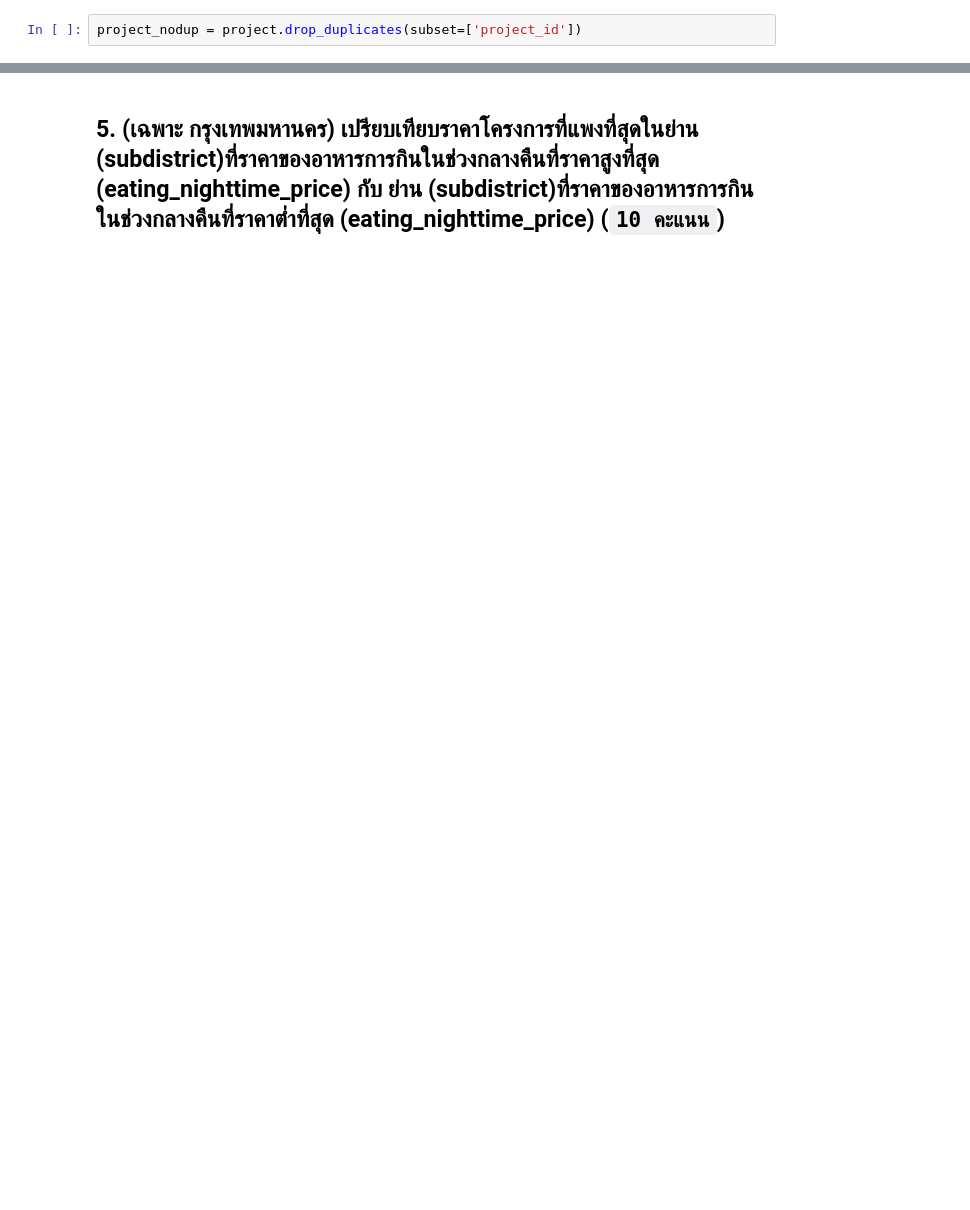
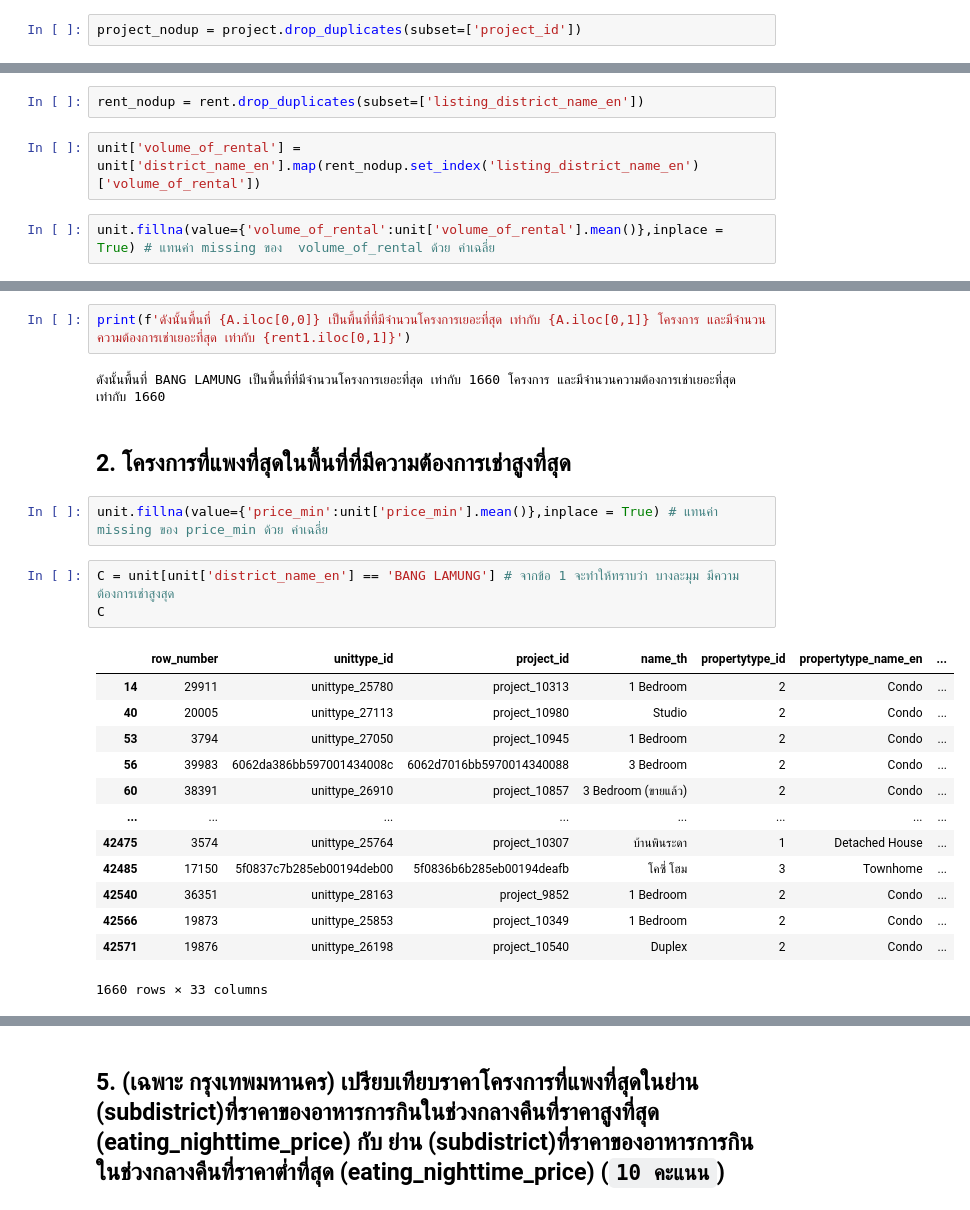
Before and after one commit to pornnakanok/BasicProg_DataViz65, a Jupyter notebook: midterm65.ipynb, the cells around one changed output, grey strips where cells are left out. Cells and saved outputs as stored; diff of their text form; blank space fills up the shorter version.

```diff
--- a/midterm65.ipynb
+++ b/midterm65.ipynb
@@ -159,0 +131,6 @@ project_nodup = project.drop_duplicates(subset=['project_id'])
+# %%
+rent_nodup = rent.drop_duplicates(subset=['listing_district_name_en'])
+# %%
+unit['volume_of_rental'] = unit['district_name_en'].map(rent_nodup.set_index('listing_district_name_en')['volume_of_rental'])
+# %%
+unit.fillna(value={'volume_of_rental':unit['volume_of_rental'].mean()},inplace = True) # แทนค่า missing ของ  volume_of_rental ด้วย ค่าเฉลี่ย
@@ -159,0 +161,25 @@ project_nodup = project.drop_duplicates(subset=['project_id'])
+# %%
+print(f'ดังนั้นพื้นที่ {A.iloc[0,0]} เป็นพื้นที่ที่มีจำนวนโครงการเยอะที่สุด เท่ากับ {A.iloc[0,1]} โครงการ และมีจำนวนความต้องการเช่าเยอะที่สุด เท่ากับ {rent1.iloc[0,1]}')
+# %% [output]
+ดังนั้นพื้นที่ BANG LAMUNG เป็นพื้นที่ที่มีจำนวนโครงการเยอะที่สุด เท่ากับ 1660 โครงการ และมีจำนวนความต้องการเช่าเยอะที่สุด เท่ากับ 1660
+# %% [markdown]
+## 2. โครงการที่แพงที่สุดในพื้นที่ที่มีความต้องการเช่าสูงที่สุด
+# %%
+unit.fillna(value={'price_min':unit['price_min'].mean()},inplace = True) # แทนค่า missing ของ price_min ด้วย ค่าเฉลี่ย
+# %%
+C = unit[unit['district_name_en'] == 'BANG LAMUNG'] # จากข้อ 1 จะทำให้ทราบว่า บางละมุม มีความต้องการเช่าสูงสุด
+C
+# %% [output]
+|  | row_number | unittype_id | project_id | name_th | propertytype_id | propertytype_name_en | ... |
+| 14 | 29911 | unittype_25780 | project_10313 | 1 Bedroom | 2 | Condo | ... |
+| 40 | 20005 | unittype_27113 | project_10980 | Studio | 2 | Condo | ... |
+| 53 | 3794 | unittype_27050 | project_10945 | 1 Bedroom | 2 | Condo | ... |
+| 56 | 39983 | 6062da386bb597001434008c | 6062d7016bb5970014340088 | 3 Bedroom | 2 | Condo | ... |
+| 60 | 38391 | unittype_26910 | project_10857 | 3 Bedroom (ขายแล้ว) | 2 | Condo | ... |
+| ... | ... | ... | ... | ... | ... | ... | ... |
+| 42475 | 3574 | unittype_25764 | project_10307 | บ้านพินระดา | 1 | Detached House | ... |
+| 42485 | 17150 | 5f0837c7b285eb00194deb00 | 5f0836b6b285eb00194deafb | โคซี่ โฮม | 3 | Townhome | ... |
+| 42540 | 36351 | unittype_28163 | project_9852 | 1 Bedroom | 2 | Condo | ... |
+| 42566 | 19873 | unittype_25853 | project_10349 | 1 Bedroom | 2 | Condo | ... |
+| 42571 | 19876 | unittype_26198 | project_10540 | Duplex | 2 | Condo | ... |
+1660 rows × 33 columns
```
Also changed, not shown: parts of 80 cells of this notebook.
